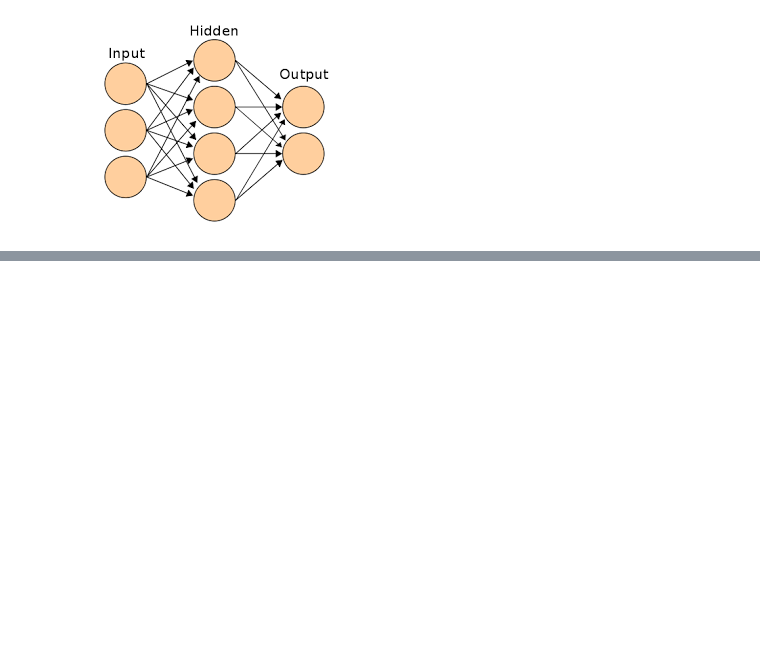
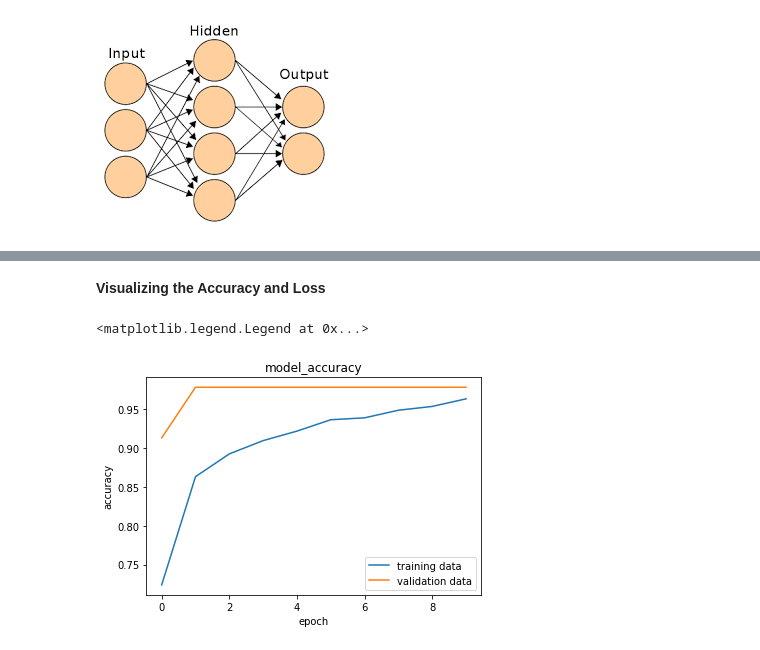
Before and after one commit to Davjot/Breast-Cancer-Classification-With-Neural-Network, a Jupyter notebook: Breast_Cancer_Classification.ipynb, the cells around one changed output, grey strips where cells are left out. Cells and saved outputs as stored; diff of their text form; code cells hidden in the pictures; blank space fills up the shorter version.

```diff
--- a/Breast_Cancer_Classification.ipynb
+++ b/Breast_Cancer_Classification.ipynb
@@ -204,0 +206,10 @@ X_test_std = scalar.transform(X_test)
+# %%
+model = keras.Sequential([
+    #down below is the input layer
+    keras.layers.Flatten(input_shape = (30,)), # 30 --> number of columns in the data ie number of features
+    # down below is the hidden layer
+    keras.layers.Dense(20, activation = 'relu'), # 20 -->  number of neurons
+    #down below is the output layer
+    keras.layers.Dense(2, activation = 'sigmoid') # 2 --> number of classes(here the number should be specific to the number of classes you have in the model)
+    # here the number is 2 as we have 2 classes in our model (beign and malignant)
+])
@@ -204,0 +218,6 @@ X_test_std = scalar.transform(X_test)
+# %%
+model.compile(
+    optimizer = 'adam',
+    loss = 'sparse_categorical_crossentropy',
+    metrics = ['accuracy']
+)
@@ -204,0 +226,2 @@ X_test_std = scalar.transform(X_test)
+# %%
+history = model.fit(X_train_std, Y_train, validation_split = 0.1, epochs = 10)
@@ -204,0 +249,14 @@ X_test_std = scalar.transform(X_test)
+# %% [markdown]
+**Visualizing the Accuracy and Loss**
+# %%
+plt.plot(history.history['accuracy'])
+plt.plot(history.history['val_accuracy'])
+
+plt.title('model_accuracy')
+plt.ylabel('accuracy')
+plt.xlabel('epoch')
+
+plt.legend(['training data', 'validation data'], loc = 'lower right')
+# %% [output]
+<matplotlib.legend.Legend at 0x...>
+[figure, added]
```
Also changed, not shown: parts of 25 cells of this notebook.
